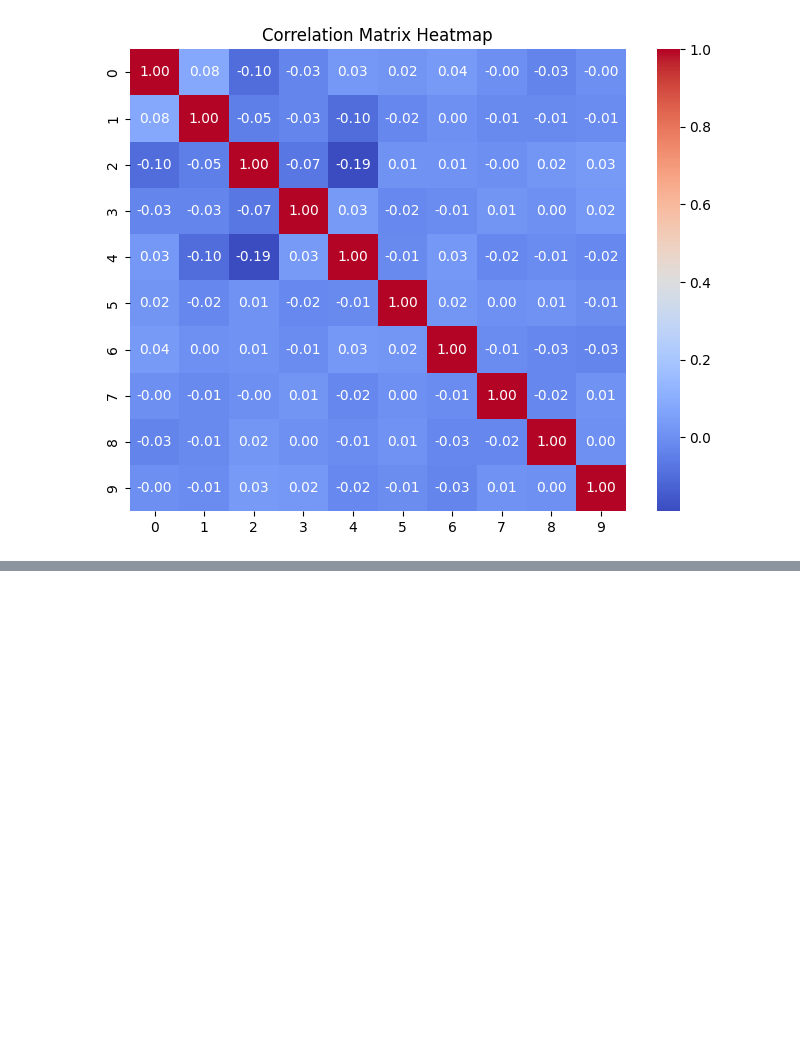
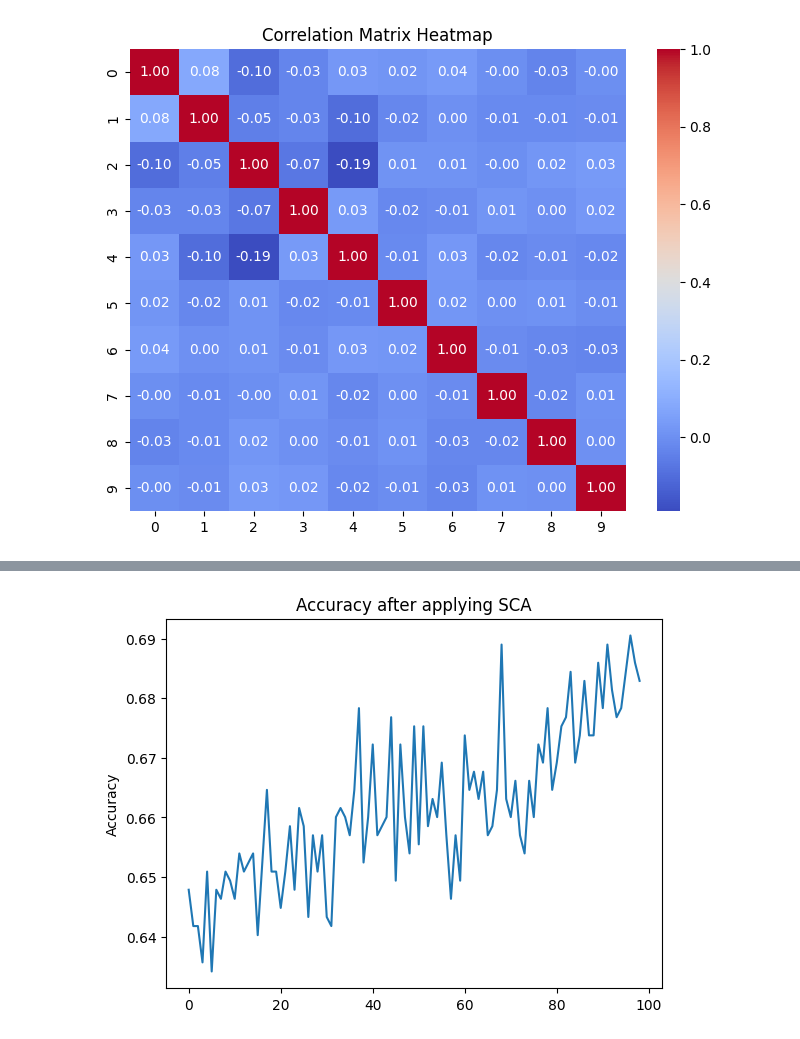
Before and after one commit to Amirmadjour/tab_de_codage, a Jupyter notebook: and_tp1_presentation.ipynb, the cells around one changed output, grey strips where cells are left out. Drawn from its saved outputs; the diff is of its cells as text; code cells hidden in the pictures; blank space fills up the shorter version.

```diff
--- a/and_tp1_presentation.ipynb
+++ b/and_tp1_presentation.ipynb
@@ -259,7 +210,7 @@ from sklearn.impute import KNNImputer
 
 #data = np.genfromtxt("../../water_potability.csv", delimiter=",", skip_header=1)
 
-data = np.array([[80, 30, 7, 14, 27], [44, np.nan, 10, 0, 29], [np.nan, 85, 25, 5, 88], [50, 70, 74, 9, 49], [29, 54, 49, 20 , np.nan]])
+data = np.array([[80, np.nan, 7, 14, 27], [44, np.nan, 10, 0, 29], [39, np.nan, 25, 5, 88], [50, np.nan, 74, 9, 49], [29, 45, 49, 20 , 68]])
 
 imputer = KNNImputer(n_neighbors=2, weights="uniform", metric="nan_euclidean")
 
@@ -321,12 +275,9 @@ imputed_data = knn_imputer(data, k=k)
 # %%
 import numpy as np
 
-print(np.array_equal(np.round(imputed_data_scikit, 2), np.round(imputed_data, 2)))  # Output: False
-print(imputed_data_scikit.shape)
-print(imputed_data.shape)
+print("Are results equal to scikit learn:", np.array_equal(np.round(imputed_data_scikit, 2), np.round(imputed_data, 2)))  # Output: False
 
-# Find indices where the rounded values differ
-mismatch_indices = np.where(np.round(imputed_data_scikit, 2) != np.round(imputed_data, 2))
+mismatch_indices = np.where(imputed_data_scikit != imputed_data)
 
 print("Mismatch indices:", len(mismatch_indices[0]))
 print(imputed_data)
@@ -400,0 +562,83 @@ plt.show()
+# %%
+
+import numpy as np
+import numbers as nb
+from mealpy import FloatVar, SCA
+from sklearn.model_selection import train_test_split
+from sklearn.metrics import accuracy_score
+from sklearn.neighbors import KNeighborsClassifier
+from sklearn.impute import KNNImputer
+import matplotlib.pyplot as plt
+from sklearn.preprocessing import StandardScaler
+
+# The goal:
+# 1. Fill missing values randomly in the first iteration
+# 2. Train the data using knn algorithem
+# 3. Calculate the fitness
+# 4. Generate new missing values vectors using the SCA algorithem using the calculated fitness
+# repeat from inst 2 till the number of iterations
+
+# What is fitness
+
+data = np.genfromtxt("../../water_potability.csv", delimiter=",", skip_header=1)
+
+scaler = StandardScaler()
+
+features = data[:, 0:9]
+target = data[:, 9]
+scaler.fit(features)
+features = scaler.transform(features)
+
+accuracies = []
+
+nan_indices = np.array([
+    (row, col)  # Tuple of (row, column) indices
+    for col in range(features.shape[1])
+    for row in np.argwhere(np.isnan(features[:, col])).flatten()
+])
+
+nan_n = np.sum(np.isnan(features))
+features_without_nan = features[~np.isnan(features).any(axis=1)]
+
+lb = (np.min(features_without_nan), ) * nan_n
+ub = (np.max(features_without_nan), ) * nan_n
+
+# Objective function will calculate the sum of squared vector passed to it
+def objective_function(solution):
+    # The problem is here
+    for k, (row, col) in enumerate(nan_indices):
+        features[row, col] = solution[k]
+
+    X_train, X_test, y_train, y_test = train_test_split(features, target, test_size=0.2, random_state=42)
+
+    knn = KNeighborsClassifier(n_neighbors=5)
+    knn.fit(X_train, y_train)
+    y_pred = knn.predict(X_test)
+    accuracies.append(accuracy_score(y_test, y_pred))
+    return 1 - accuracy_score(y_test, y_pred)
+
+# FloatVar has a method that generates random numbers
+problem_dict = {
+    "bounds": FloatVar(lb=lb, ub=ub, name="delta"),
+    "minmax": "min",
+    "obj_func": objective_function
+}
+
+# The algorithem will try to find the min of the solution based on the input
+pop_size = 5
+epoch = 100
+model = SCA.DevSCA(epoch=epoch, pop_size=pop_size)
+g_best = model.solve(problem_dict)
+
+print(f"Solution: {g_best.solution}, Fitness: {g_best.target.fitness}")
+print(f"Solution: {model.g_best.solution}, Fitness: {model.g_best.target.fitness}")
+
+acc = []
+for i in range(0, epoch * pop_size - pop_size, pop_size):
+    acc.append(np.max(accuracies[i:i+pop_size]))
+
+plt.plot(acc)
+plt.title("Accuracy after applying SCA")
+plt.ylabel("Accuracy")
+plt.show()
+# %% [output]
@@ -400,0 +666 @@ plt.show()
+[figure, added]
```
Also changed, not shown: parts of 9 cells of this notebook.
